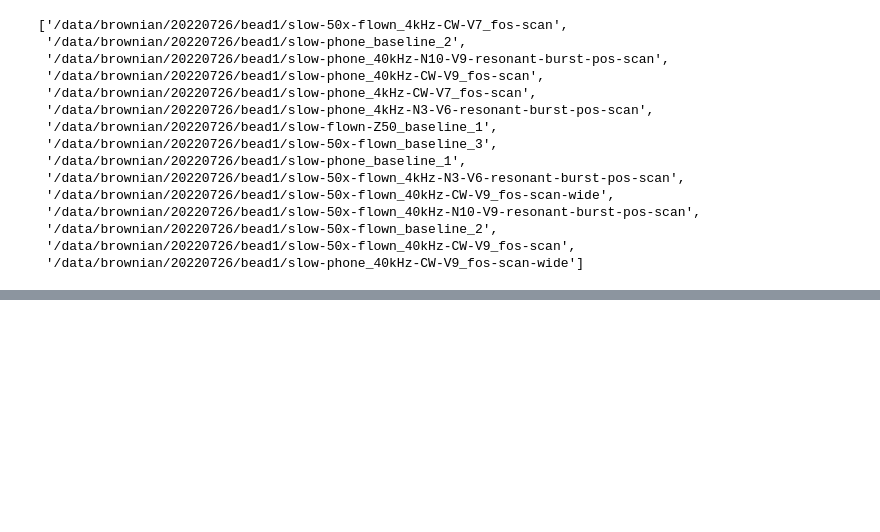
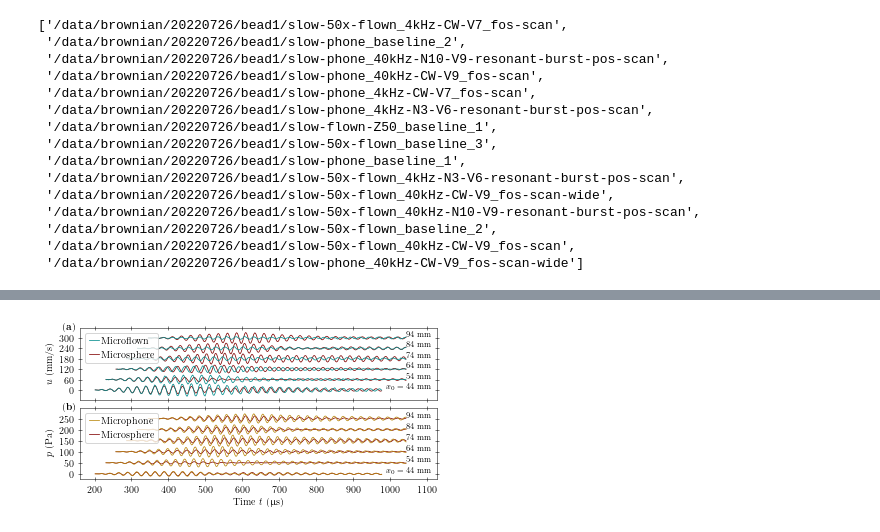
Before and after one commit to lhillber/brownian, a Jupyter notebook: notebooks/sound-source-20220726-Copy1.ipynb, the cells around one changed output, grey strips where cells are left out. Saved outputs shown, nothing was run; the diff lists cells and outputs as text; code cells hidden in the pictures; blank space fills up the shorter version.

Commit message:
dissertation sync

```diff
--- a/notebooks/sound-source-20220726-Copy1.ipynb
+++ b/notebooks/sound-source-20220726-Copy1.ipynb
@@ -585,0 +751,91 @@ plt.savefig("figures/transfer_function.png", dpi=600)
+# %%
+window = "boxcar"
+cutoff_bd = 200e3
+cutoff_fl = 200e3
+cutoff_ph = 200e3
+shiftu = 30
+shiftp = 25
+
+fig, axs = plt.subplots(2, 1, figsize=(5.5, 2.6), sharex=True)
+posis = np.linspace(0,10,11, dtype=int)[::2]
+for posi in posis:
+    fname_fl = sort_fnames(find_files(experiment_ders[-4]))[posi]
+    fname_ph = sort_fnames(find_files(experiment_ders[2]))[posi]
+    print(fname_fl, fname_ph)
+
+    musphere_response_v = make_musphere_response(C0, response="bassetbound", impedance=None)
+    musphere_response_p = make_musphere_response(C0, response="bassetbound", impedance="plane")
+
+    tmin= 200e-6 + posi*0.5e-2/c0
+    tmax = 900e-6 + posi*0.5e-2/c0
+    tmax_max = 900e-6 + np.max(posis)*0.5e-2/c0
+    tmax=tmax_max
+    #tmin=200e-6
+    #tmax=900e-6
+
+    Cfl = load_collection(fname_fl, "Y", muflown_response, scale=1/25,
+                              differentiate=False, cutoff=cutoff_fl, Npts="cutoff",
+                              shift=laser_delay, invert=False)
+    Cfl.apply("delay", t0=22e-6, inplace=True)
+    Cbd_fl = load_collection(fname_fl, "X", musphere_response_v, window=window,
+                              differentiate=True, cutoff=cutoff_bd, Npts="cutoff",
+                             shift=laser_delay, invert=False)
+    Cph = load_collection(fname_ph, "Y", mic_response,
+                              differentiate=False, cutoff=cutoff_ph, Npts="cutoff",
+                              shift=laser_delay+14.5e-6, invert=False)
+    Cbd_ph = load_collection(fname_ph, "X", musphere_response_p, window=window,
+                            differentiate=True, cutoff=cutoff_bd, Npts="cutoff",
+                            shift=laser_delay, invert=False)
+    Cfl.aggrigate()
+    Cbd_fl.aggrigate()
+    Cph.aggrigate()
+    Cbd_ph.aggrigate()
+
+    if posi == 0:
+        tmax_prime = tmax - 65e-6
+    else:
+        tmax_prime = tmax
+
+
+    Cfl.agg.plot(ax=axs[0], vshift=shiftu*posi, tmin=tmin, tmax=tmax_prime, unit="mm_s", tunit="us", zorder=2,
+                    ms=1, lw=0.75, label=f"Microflown", c="darkcyan")
+    Cbd_fl.agg.plot(ax=axs[0], vshift=shiftu*posi, tmin=tmin, tmax=tmax_prime, unit="mm_s", tunit="us", zorder=0,
+                    ms=1, lw=0.75, label=f"Microsphere", c="maroon")
+    Cph.agg.plot(ax=axs[1], vshift=shiftp*posi, tmin=tmin, tmax=tmax_prime, unit="Pa", tunit="us", zorder=2,
+                    ms=1, lw=0.75, label=f"Microphone", c="darkgoldenrod")
+    Cbd_ph.agg.plot(ax=axs[1], vshift=shiftp*posi, tmin=tmin, tmax=tmax_prime, unit="Pa", tunit="us", zorder=0,
+                    ms=1, lw=0.75, label=f"Microsphere", c="maroon")
+
+
+
+    if posi ==0:
+        label = r"$x_0=%.0f~{\rm mm}$"%((Cfl.pos+pos0)*10)
+        y0 = 0
+        y1 = 0
+    else:
+        label = r"$%.0f~{\rm mm}$"%((Cfl.pos+pos0)*10)
+        y0 = shiftu*posi
+        y1 = shiftp*posi
+    axs[0].text(1.065*tmax_max*1e6, y0, label, ha="right", va="bottom", fontsize=8)
+    axs[1].text(1.065*tmax_max*1e6, y1, label, ha="right", va="bottom", fontsize=8)
+
+for ax in axs:
+    handles, labels = ax.get_legend_handles_labels()
+    by_label = dict(zip(labels, handles))
+    ax.legend(by_label.values(), by_label.keys(), loc="upper left", handlelength=1, handletextpad=0.2)
+
+axs[0].set_xlabel("")
+axs[0].set_ylabel("$u$ (mm/s)")
+axs[1].set_ylabel("$p$ (Pa)")
+axs[1].set_xlabel(r"Time $t~{\rm (\upmu s)}$")
+axs[0].set_ylim(top=12*shiftu)
+axs[1].set_ylim(top=12*shiftp)
+axs[0].set_yticks([2*shiftu*n for n in range(6)])
+axs[1].set_yticks([2*shiftp*n for n in range(6)])
+axs[1].set_xticks([100*n for n in range(2, 12)])
+lettering(axs[0], -0.03, 1, 0)
+lettering(axs[1], -0.03, 1, 1)
+axs[0].set_xlim(right=1.08*tmax*1e6)
+plt.tight_layout(pad=0.1)
+plt.savefig("figures/dissertation/40kHz_flown_pos-scan.pdf", dpi=600)
+# %% [output]
@@ -585,0 +848 @@ plt.savefig("figures/transfer_function.png", dpi=600)
+[figure, added]
```
Also changed, not shown: parts of 28 cells of this notebook, 28 other files.
